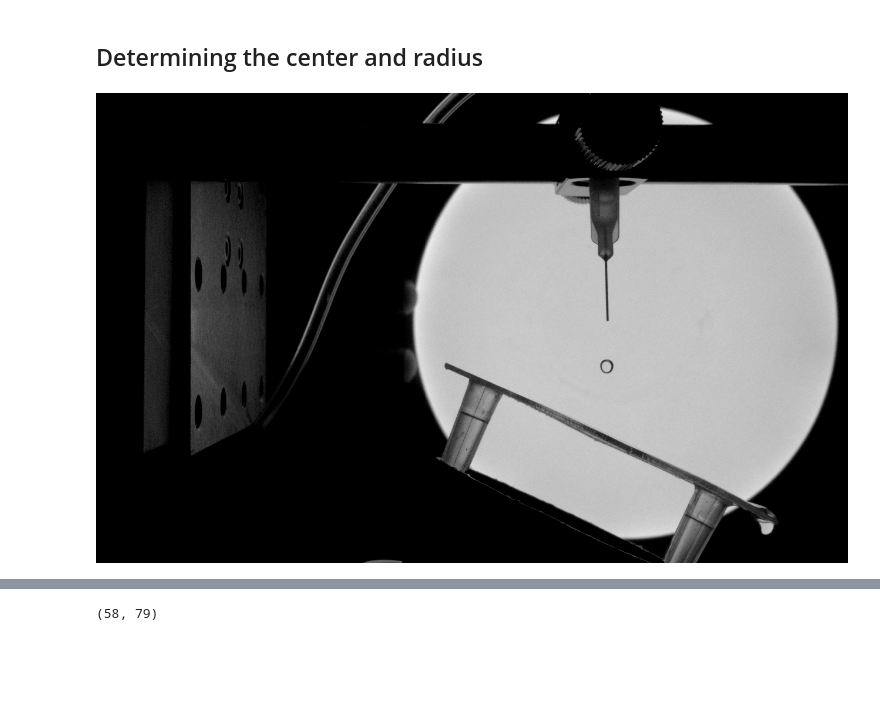
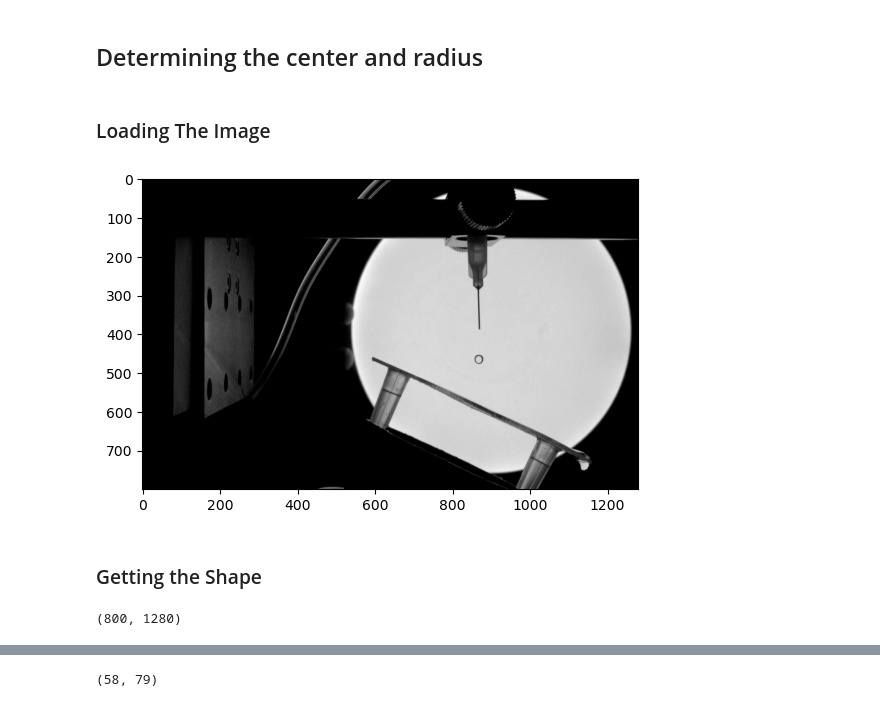
Before and after one commit to Hari31416/mini-project, a Jupyter notebook: center.ipynb, the cells around one changed output, grey strips where cells are left out. Saved outputs shown, nothing was run; the diff lists cells and outputs as text; code cells hidden in the pictures; blank space fills up the shorter version.

```diff
--- a/center.ipynb
+++ b/center.ipynb
@@ -10,0 +8,2 @@ im = Image.open('image.jpg')
+# %% [markdown]
+### Loading The Image
@@ -11,4 +15,10 @@ im = Image.open('image.jpg')
+# %%
+plt.imshow(im, cmap='gray');
+# %% [output]
+[figure, added]
+# %% [markdown]
+### Getting the Shape
 # %%
-im
+im.shape
 # %% [output]
-[figure, removed]
+(800, 1280)
```
Also changed, not shown: parts of 23 cells of this notebook, 1 other file.
